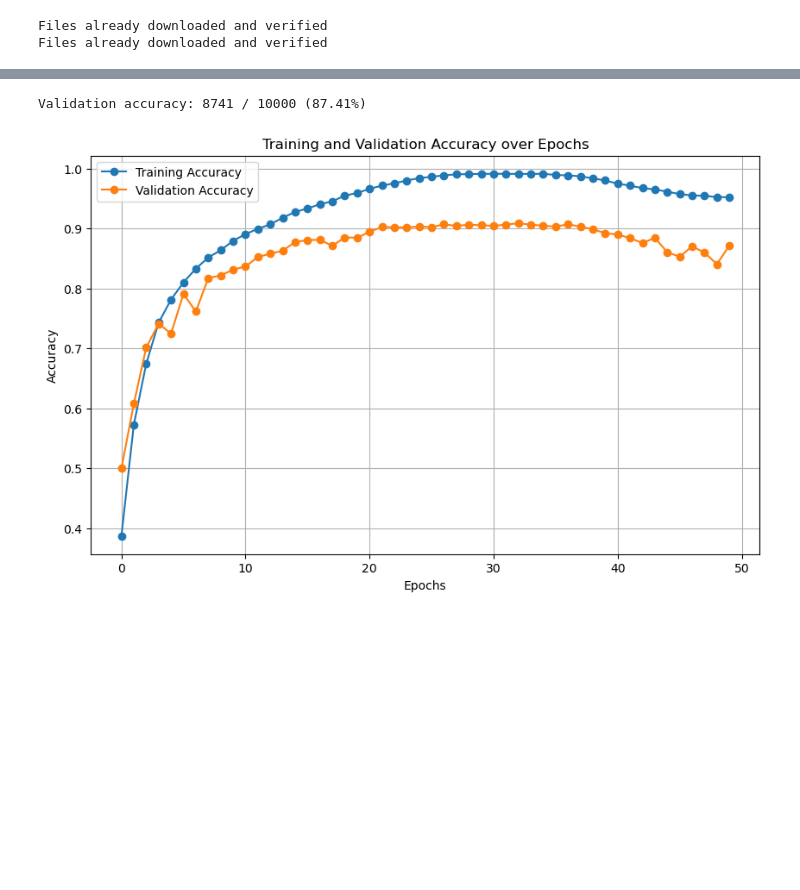
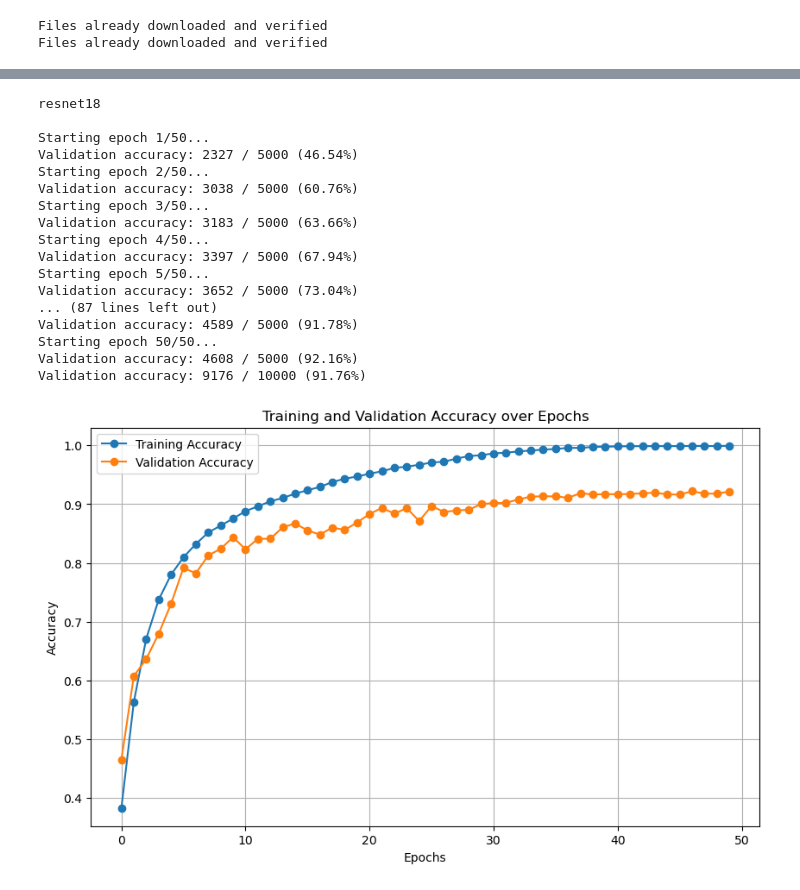
Before and after one commit to mmahdin/CI_CNNProject_Fall2024, a Jupyter notebook: Phase-1/ph1.ipynb, the cells around one changed output, grey strips where cells are left out. Saved outputs shown, nothing was run; the diff lists cells and outputs as text; code cells hidden in the pictures; blank space fills up the shorter version.

Commit message:
ph1 -> train for 50 epochs ahd T_max=50 achive 92% accuracy

```diff
--- a/Phase-1/ph1.ipynb
+++ b/Phase-1/ph1.ipynb
@@ -214,41 +214,56 @@ def get_resnet(name):
   # YOUR_TURN: Impelement ResNet.__init__ and ResNet.forward
   return ResNet(**networks[name])
 # %%
-
 name = 'resnet18'
-version = 2
+version = 3
 
 model_path = f'./models/{name}_{version}.pth'
 history_path = f'./history/{name}_{version}.pth'
 
 if os.path.exists(model_path):
   model = get_resnet(name).to(device)
   state_dict = torch.load(model_path, weights_only=True)
   model.load_state_dict(state_dict)
   check_accuracy(loader_test, model, device='cuda')
 
   with open(history_path, 'rb') as f:
     train_acc_history, val_acc_history = pickle.load(f)
 
   plot_val_train_acc(train_acc_history, val_acc_history)
 else:
   reset_seed(0)
   print(name, '\n')
   model = get_resnet(name).to(device)
   optimizer = optim.SGD(model.parameters(), lr=0.01, momentum=.9, weight_decay=5e-4)
-  scheduler = CosineAnnealingLR(optimizer, T_max=30)
+  scheduler = CosineAnnealingLR(optimizer, T_max=50)
 
   train_acc_history, val_acc_history = train_model(model, optimizer, loader_train,
                                                   loader_val,device='cuda',epochs=50,
                                                   schedule=[6, 15], scheduler=scheduler,
                                                   verbose=False, model_path=model_path)
   torch.save(model.state_dict(), model_path)
   with open(history_path, 'wb') as f:
         pickle.dump((train_acc_history, val_acc_history), f)
 
 
   check_accuracy(loader_test, model, device='cuda')
   plot_val_train_acc(train_acc_history, val_acc_history)
 # %% [output]
-Validation accuracy: 8741 / 10000 (87.41%)
+resnet18
+
+Starting epoch 1/50...
+Validation accuracy: 2327 / 5000 (46.54%)
+Starting epoch 2/50...
+Validation accuracy: 3038 / 5000 (60.76%)
+Starting epoch 3/50...
+Validation accuracy: 3183 / 5000 (63.66%)
+Starting epoch 4/50...
+Validation accuracy: 3397 / 5000 (67.94%)
+Starting epoch 5/50...
+Validation accuracy: 3652 / 5000 (73.04%)
+... (87 lines left out)
+Validation accuracy: 4589 / 5000 (91.78%)
+Starting epoch 50/50...
+Validation accuracy: 4608 / 5000 (92.16%)
+Validation accuracy: 9176 / 10000 (91.76%)
-[figure, old version]
+[figure, new version]
```
Also changed, not shown: parts of 1 cell of this notebook, 2 other files.
